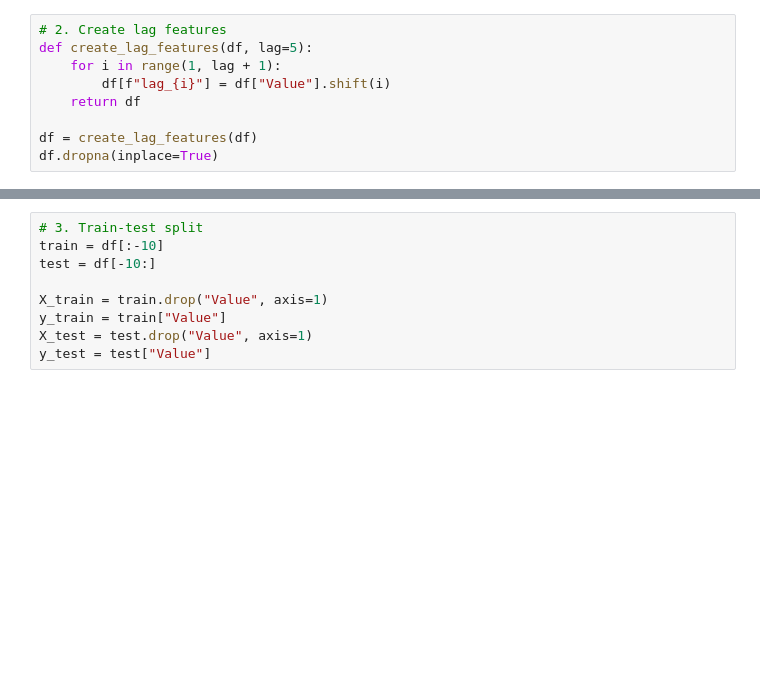
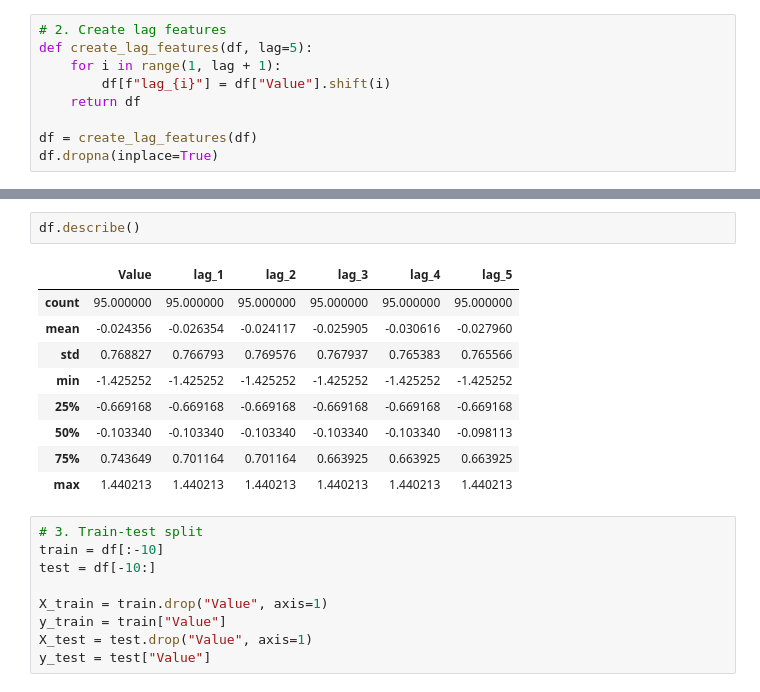
Before and after one commit to samira-yousefzadeh/Time-Series-Forecasting, a Jupyter notebook: timeseriesforecasting.ipynb, the cells around one changed output, grey strips where cells are left out. Cells and saved outputs as stored; diff of their text form; blank space fills up the shorter version.

```diff
--- a/timeseriesforecasting.ipynb
+++ b/timeseriesforecasting.ipynb
@@ -25,3 +39,15 @@ df.info()
+# %%
+df.describe()
+# %% [output]
+|  | Value | lag_1 | lag_2 | lag_3 | lag_4 | lag_5 |
+| count | 95.000000 | 95.000000 | 95.000000 | 95.000000 | 95.000000 | 95.000000 |
+| mean | -0.024356 | -0.026354 | -0.024117 | -0.025905 | -0.030616 | -0.027960 |
+| std | 0.768827 | 0.766793 | 0.769576 | 0.767937 | 0.765383 | 0.765566 |
+| min | -1.425252 | -1.425252 | -1.425252 | -1.425252 | -1.425252 | -1.425252 |
+| 25% | -0.669168 | -0.669168 | -0.669168 | -0.669168 | -0.669168 | -0.669168 |
+| 50% | -0.103340 | -0.103340 | -0.103340 | -0.103340 | -0.103340 | -0.098113 |
+| 75% | 0.743649 | 0.701164 | 0.701164 | 0.663925 | 0.663925 | 0.663925 |
+| max | 1.440213 | 1.440213 | 1.440213 | 1.440213 | 1.440213 | 1.440213 |
 # %%
 # 3. Train-test split
 train = df[:-10]
```
Also changed, not shown: parts of 4 cells of this notebook.
